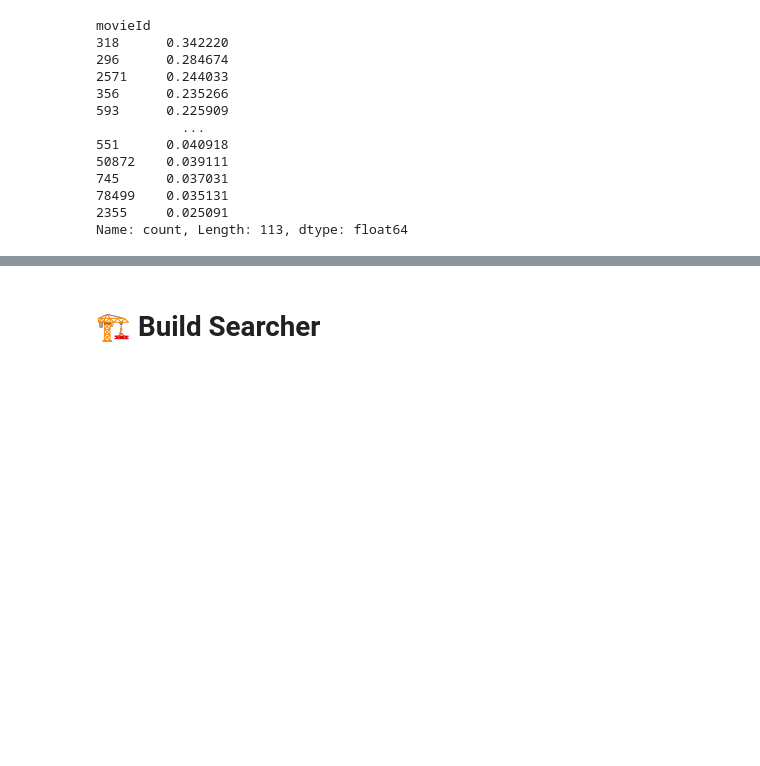
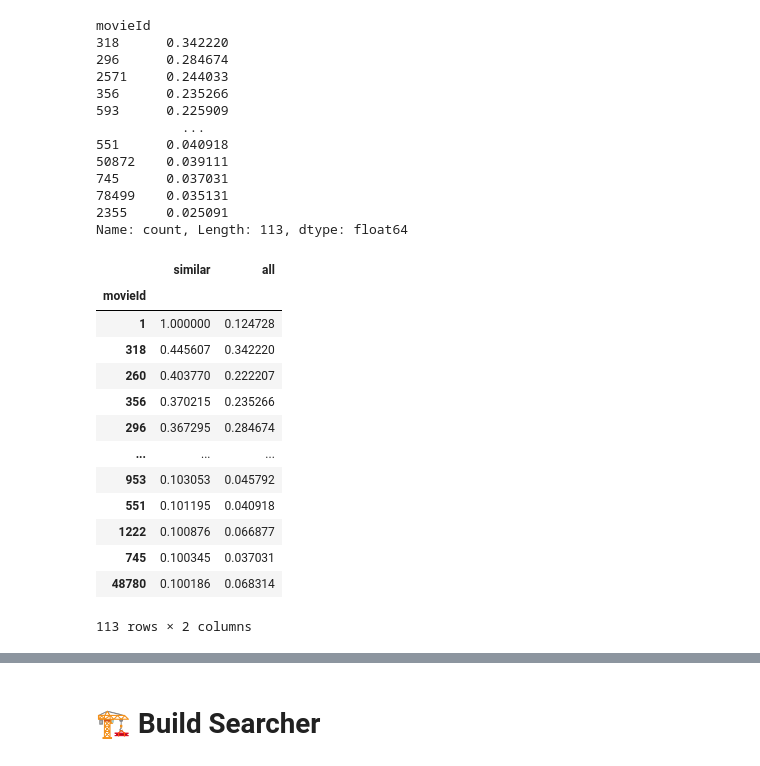
Before and after one commit to DinizMaths/mlops2023, a Jupyter notebook: Python_Essentials_for_MLOps/Project 01/movie-recommendation-system.ipynb, the cells around one changed output, grey strips where cells are left out. Drawn from its saved outputs; the diff is of its cells as text; code cells hidden in the pictures; blank space fills up the shorter version.

```diff
--- a/Python_Essentials_for_MLOps/Project 01/movie-recommendation-system.ipynb
+++ b/Python_Essentials_for_MLOps/Project 01/movie-recommendation-system.ipynb
@@ -325,3 +325,24 @@ movieId
 78499    0.035131
 2355     0.025091
 Name: count, Length: 113, dtype: float64
+# %%
+rec_percentages = pd.concat([similar_users_recs, all_users_recs], axis=1)
+
+rec_percentages.columns = ["similar", "all"]
+
+rec_percentages
+# %% [output]
+|  | similar | all |
+| movieId |  |  |
+| 1 | 1.000000 | 0.124728 |
+| 318 | 0.445607 | 0.342220 |
+| 260 | 0.403770 | 0.222207 |
+| 356 | 0.370215 | 0.235266 |
+| 296 | 0.367295 | 0.284674 |
+| ... | ... | ... |
+| 953 | 0.103053 | 0.045792 |
+| 551 | 0.101195 | 0.040918 |
+| 1222 | 0.100876 | 0.066877 |
+| 745 | 0.100345 | 0.037031 |
+| 48780 | 0.100186 | 0.068314 |
+113 rows × 2 columns
```
Also changed, not shown: parts of 2 cells of this notebook.
